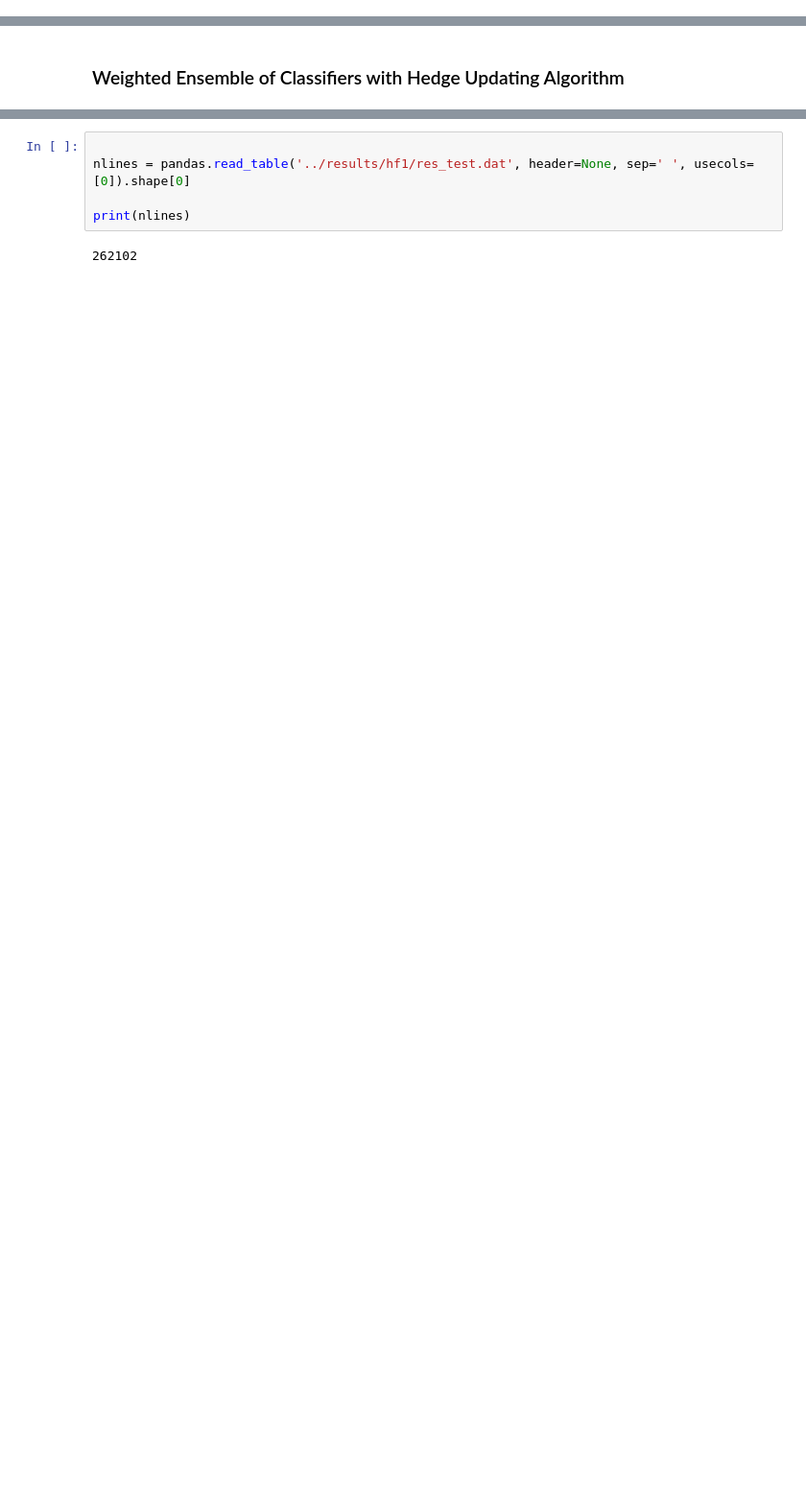
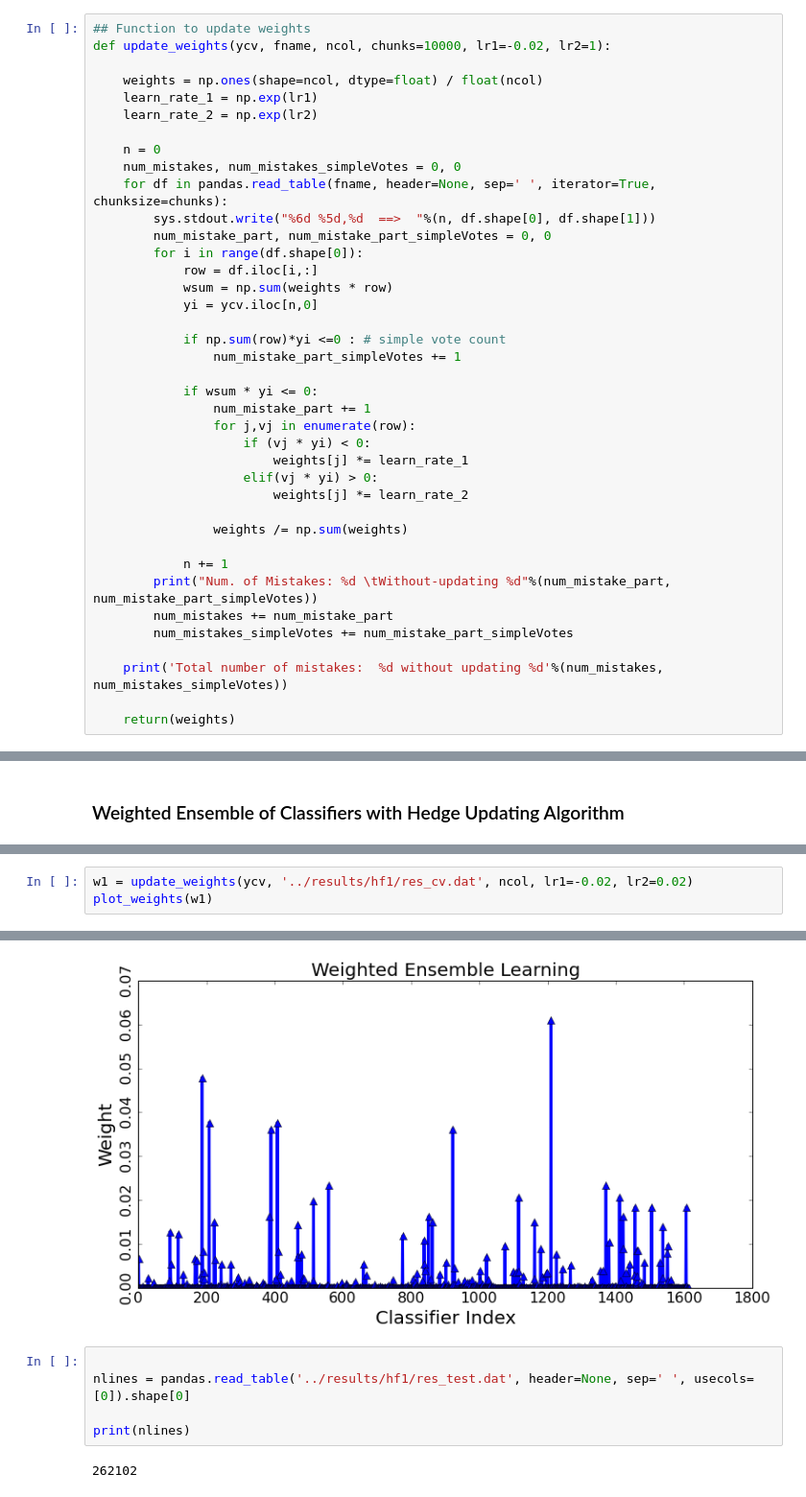
Before and after one commit to vmirly/ml-visual-recognition, a Jupyter notebook: ipynb/hedgeAlgorithm.ipynb, the cells around one changed output, grey strips where cells are left out. Shown at 96% size. Cells and saved outputs as stored; diff of their text form; blank space fills up the shorter version.

Commit message:
Combining results

```diff
--- a/ipynb/hedgeAlgorithm.ipynb
+++ b/ipynb/hedgeAlgorithm.ipynb
@@ -17,0 +40,39 @@ from matplotlib import pyplot as plt
+# %%
+## Function to update weights
+def update_weights(ycv, fname, ncol, chunks=10000, lr1=-0.02, lr2=1):
+
+    weights = np.ones(shape=ncol, dtype=float) / float(ncol)
+    learn_rate_1 = np.exp(lr1)
+    learn_rate_2 = np.exp(lr2)
+
+    n = 0
+    num_mistakes, num_mistakes_simpleVotes = 0, 0
+    for df in pandas.read_table(fname, header=None, sep=' ', iterator=True, chunksize=chunks):
+        sys.stdout.write("%6d %5d,%d  ==>  "%(n, df.shape[0], df.shape[1]))
+        num_mistake_part, num_mistake_part_simpleVotes = 0, 0
+        for i in range(df.shape[0]):
+            row = df.iloc[i,:]
+            wsum = np.sum(weights * row)
+            yi = ycv.iloc[n,0]
+
+            if np.sum(row)*yi <=0 : # simple vote count
+                num_mistake_part_simpleVotes += 1
+
+            if wsum * yi <= 0:
+                num_mistake_part += 1
+                for j,vj in enumerate(row):
+                    if (vj * yi) < 0:
+                        weights[j] *= learn_rate_1
+                    elif(vj * yi) > 0:
+                        weights[j] *= learn_rate_2
+
+                weights /= np.sum(weights)
+
+            n += 1
+        print("Num. of Mistakes: %d \tWithout-updating %d"%(num_mistake_part, num_mistake_part_simpleVotes))
+        num_mistakes += num_mistake_part
+        num_mistakes_simpleVotes += num_mistake_part_simpleVotes
+
+    print('Total number of mistakes:  %d without updating %d'%(num_mistakes, num_mistakes_simpleVotes))
+
+    return(weights)
@@ -121,0 +137,4 @@ Total number of mistakes:  27225
+# %%
+w1 = update_weights(ycv, '../results/hf1/res_cv.dat', ncol, lr1=-0.02, lr2=0.02)
+plot_weights(w1)
+# %% [output]
@@ -122,3 +152,4 @@ Total number of mistakes:  27225
+[figure, added]
 # %%
 
 nlines = pandas.read_table('../results/hf1/res_test.dat', header=None, sep=' ', usecols=[0]).shape[0]
```
Also changed, not shown: parts of 51 cells of this notebook, 9 other files.
